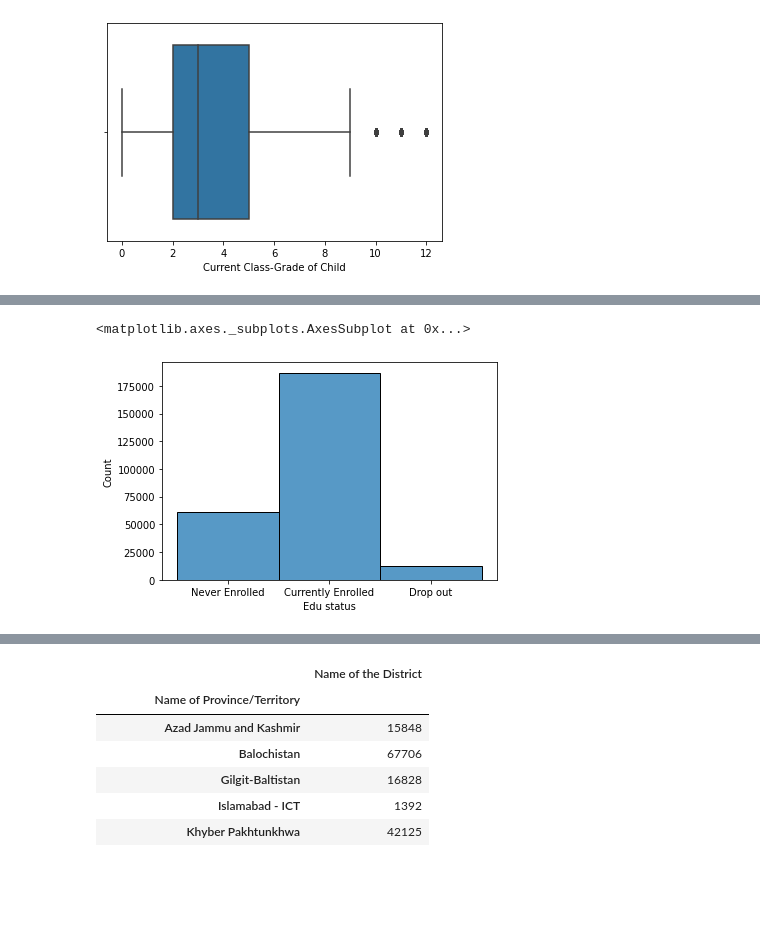
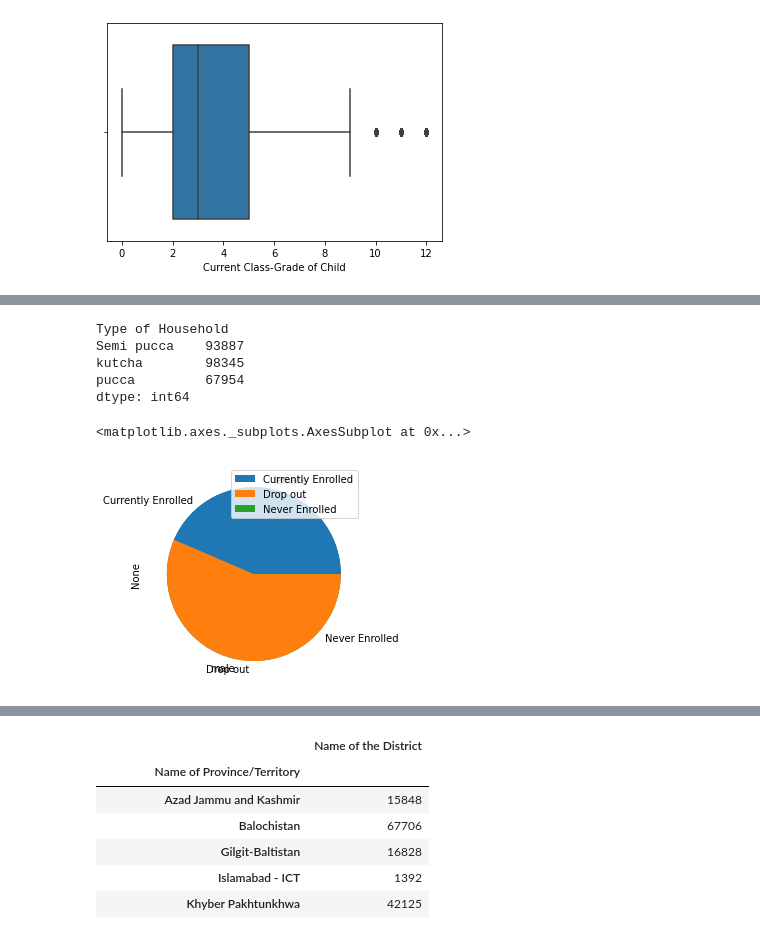
Before and after one commit to AliShujjat/DropOutRatesInPakistan, a Jupyter notebook: EDA.ipynb, the cells around one changed output, grey strips where cells are left out. Saved outputs shown, nothing was run; the diff lists cells and outputs as text; code cells hidden in the pictures; blank space fills up the shorter version.

```diff
--- a/EDA.ipynb
+++ b/EDA.ipynb
@@ -248,6 +258,18 @@ sns.histplot(data=data['Type of Household'], ax=ax, binwidth=0.5)
+# %%
+#What type of households were analyzed? what do Numeral values look like?
+
+df = data.groupby('Type of Household').size()
+display(df)
+# %% [output]
+Type of Household
+Semi pucca    93887
+kutcha        98345
+pucca         67954
+dtype: int64
 # %%
 #What is the distrubution of education status like
-sns.histplot(data['Edu status'])
+data.groupby('Edu status').size().plot(kind='pie', legend=True)
+data.groupby('Gender').size().plot(kind='pie')
 # %% [output]
 <matplotlib.axes._subplots.AxesSubplot at 0x...>
-[figure, old version]
+[figure, new version]
```
Also changed, not shown: parts of 48 cells of this notebook.
